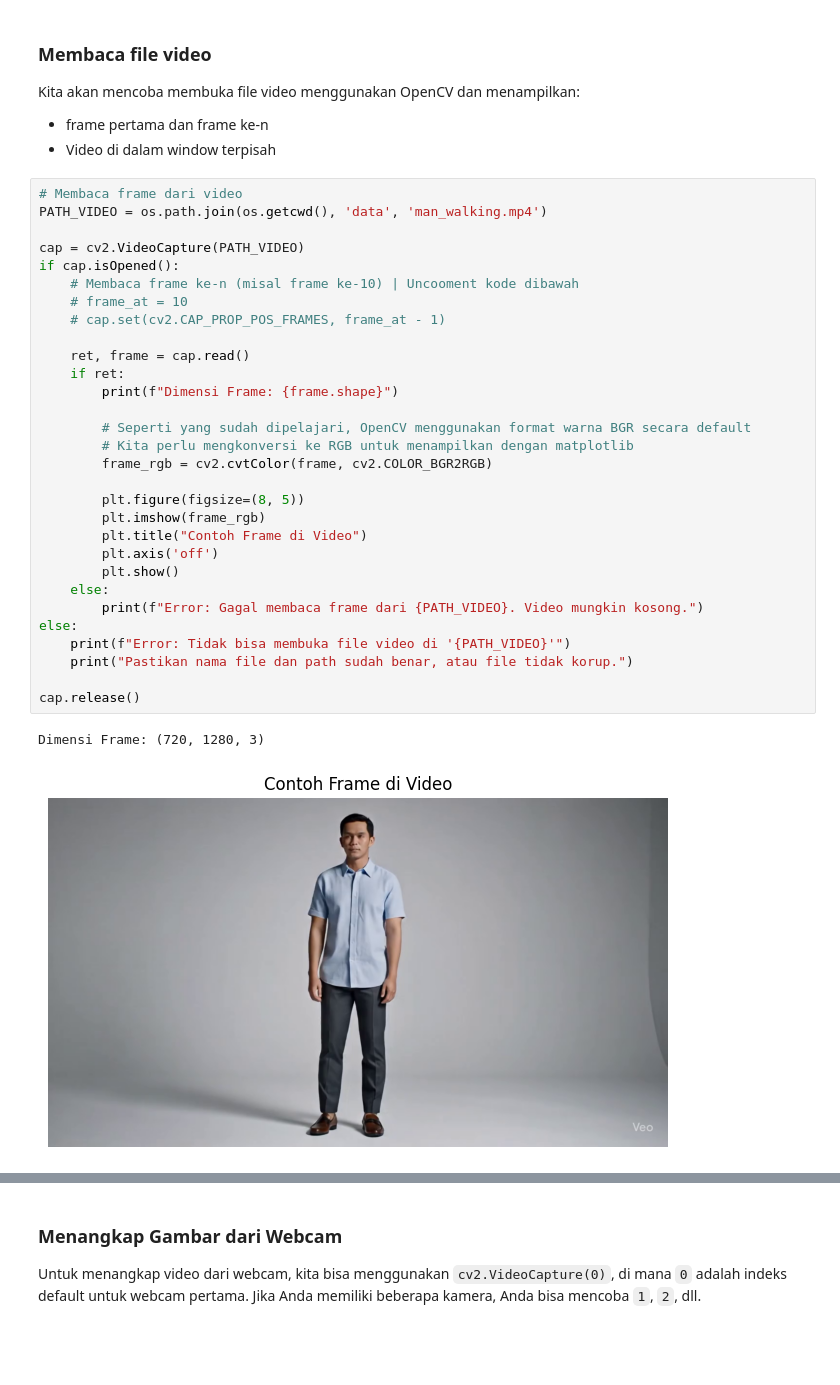
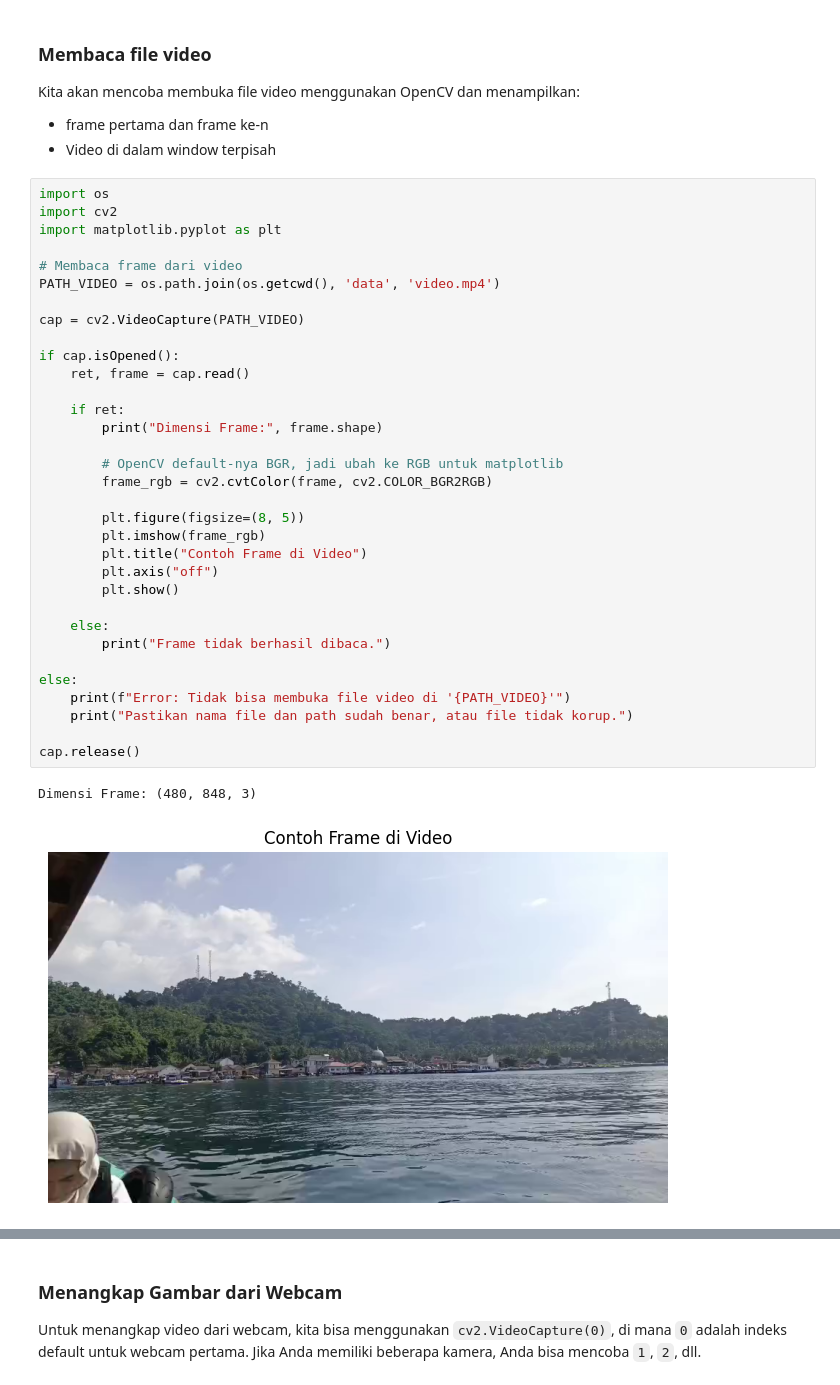
Before and after one commit to aji-ptn/Pengolahan_Multimedia, a Jupyter notebook: 12_video_processing_week1.ipynb, the cells around one changed output, grey strips where cells are left out. Drawn from its saved outputs; the diff is of its cells as text; blank space fills up the shorter version.

```diff
--- a/12_video_processing_week1.ipynb
+++ b/12_video_processing_week1.ipynb
@@ -54,38 +54,41 @@ Kita akan mencoba membuka file video menggunakan OpenCV dan menampilkan:
 - frame pertama dan frame ke-n
 - Video di dalam window terpisah
 # %%
+import os
+import cv2
+import matplotlib.pyplot as plt
+
 # Membaca frame dari video
-PATH_VIDEO = os.path.join(os.getcwd(), 'data', 'man_walking.mp4')
+PATH_VIDEO = os.path.join(os.getcwd(), 'data', 'video.mp4')
 
 cap = cv2.VideoCapture(PATH_VIDEO)
+
 if cap.isOpened():
-    # Membaca frame ke-n (misal frame ke-10) | Uncooment kode dibawah
-    # frame_at = 10
-    # cap.set(cv2.CAP_PROP_POS_FRAMES, frame_at - 1)
+    ret, frame = cap.read()
 
-    ret, frame = cap.read()
     if ret:
-        print(f"Dimensi Frame: {frame.shape}")
+        print("Dimensi Frame:", frame.shape)
 
-        # Seperti yang sudah dipelajari, OpenCV menggunakan format warna BGR secara default
-        # Kita perlu mengkonversi ke RGB untuk menampilkan dengan matplotlib
+        # OpenCV default-nya BGR, jadi ubah ke RGB untuk matplotlib
         frame_rgb = cv2.cvtColor(frame, cv2.COLOR_BGR2RGB)
 
         plt.figure(figsize=(8, 5))
         plt.imshow(frame_rgb)
         plt.title("Contoh Frame di Video")
-        plt.axis('off')
+        plt.axis("off")
         plt.show()
+
     else:
-        print(f"Error: Gagal membaca frame dari {PATH_VIDEO}. Video mungkin kosong.")
+        print("Frame tidak berhasil dibaca.")
+
 else:
     print(f"Error: Tidak bisa membuka file video di '{PATH_VIDEO}'")
     print("Pastikan nama file dan path sudah benar, atau file tidak korup.")
 
 cap.release()
 # %% [output]
-Dimensi Frame: (720, 1280, 3)
+Dimensi Frame: (480, 848, 3)
-[figure, old version]
+[figure, new version]
 # %%
 # Menampilkan video di window terpisah
 # Periksa window baru di sistem operasi Anda
```
Also changed, not shown: parts of 7 cells of this notebook, 37 other files.
